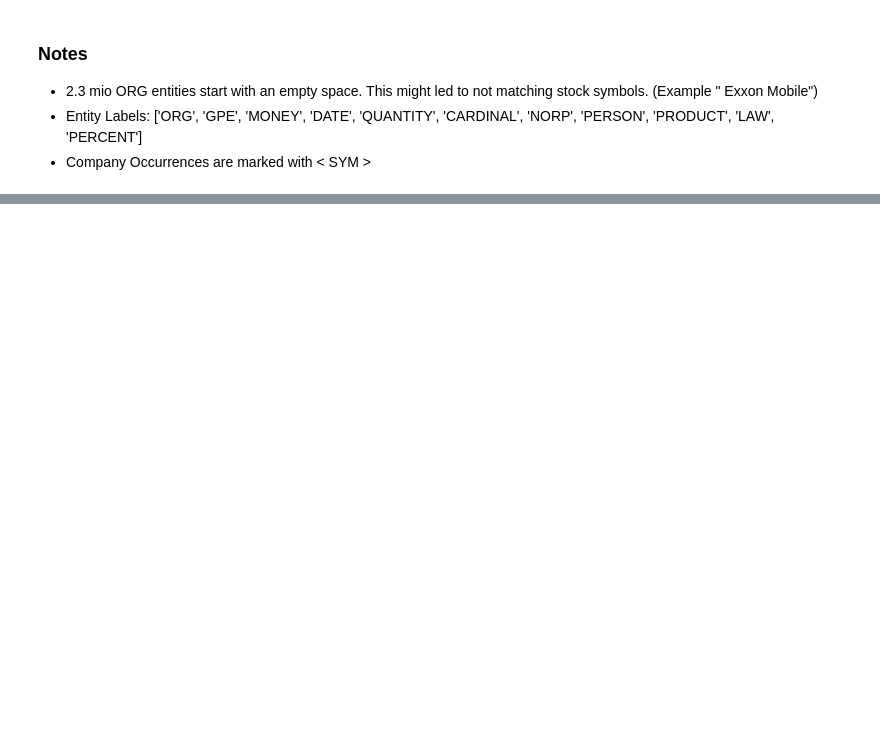
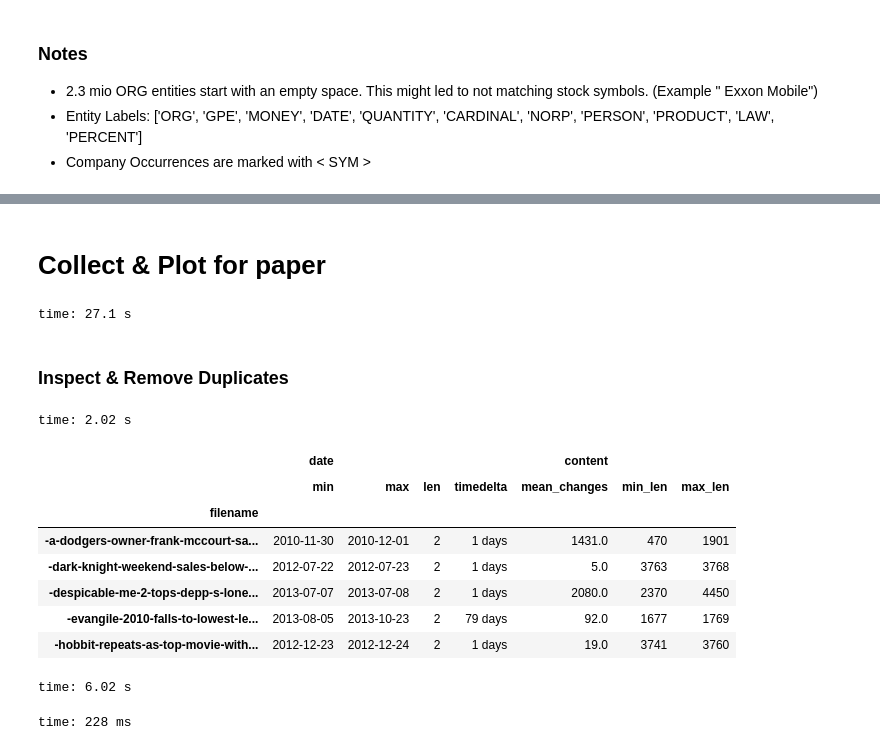
Before and after one commit to Chaoste/nlp-stocks, a Jupyter notebook: research/7.5-Article-Mapping.ipynb, the cells around one changed output, grey strips where cells are left out. Saved outputs shown, nothing was run; the diff lists cells and outputs as text; code cells hidden in the pictures; blank space fills up the shorter version.

```diff
--- a/research/7.5-Article-Mapping.ipynb
+++ b/research/7.5-Article-Mapping.ipynb
@@ -210,0 +209,56 @@ for article_id, group in tqdm(grouped, total=len(grouped.groups)):
+# %%
+NEWS_v4 = os.path.join(HOME, DATA_DIR, "preprocessed", "news-v4.csv")
+with open(NEWS_v4, mode='w', newline='\n', encoding='utf-8') as f:
+    news.to_csv(f, line_terminator='\n', encoding='utf-8')
+# %% [markdown]
+# Collect & Plot for paper
+# %%
+news = pd.read_csv(NEWS_v4)
+news['is_reuter']= news.old_idx.str.slice(0, 1) == 'r'
+news = news[['date', 'is_reuter', 'content', 'filename']]
+news.set_index(pd.DatetimeIndex(news.date.rename('index')), inplace=True)
+news.date = pd.to_datetime(news.date)
+# %% [output]
+time: 27.1 s
+# %% [markdown]
+### Inspect & Remove Duplicates
+# %%
+element_group_sizes = news.filename.groupby(news.filename).transform('size')  # Much more efficient than filter()
+only_duplicated_articles = news[element_group_sizes > 1]
+# %% [output]
+time: 2.02 s
+# %%
+# Inspect properties of duplicates
+def timedelta(x):
+    return x.max() - x.min()
+
+def mean_changes(x):
+    return abs(x[:-1].str.len() - x.shift(-1)[:-1].str.len()).mean()
+
+def min_len(x):
+    return min(x.str.len())
+
+def max_len(x):
+    return max(x.str.len())
+
+group_props = only_duplicated_articles.groupby('filename').agg({ 'date': [min, max, len, timedelta], 'content': [mean_changes, min_len, max_len] })
+group_props.head()
+# %% [output]
+|  | date |  |  |  | content |  |  |
+|  | min | max | len | timedelta | mean_changes | min_len | max_len |
+| filename |  |  |  |  |  |  |  |
+| -a-dodgers-owner-frank-mccourt-sa... | 2010-11-30 | 2010-12-01 | 2 | 1 days | 1431.0 | 470 | 1901 |
+| -dark-knight-weekend-sales-below-... | 2012-07-22 | 2012-07-23 | 2 | 1 days | 5.0 | 3763 | 3768 |
+| -despicable-me-2-tops-depp-s-lone... | 2013-07-07 | 2013-07-08 | 2 | 1 days | 2080.0 | 2370 | 4450 |
+| -evangile-2010-falls-to-lowest-le... | 2013-08-05 | 2013-10-23 | 2 | 79 days | 92.0 | 1677 | 1769 |
+| -hobbit-repeats-as-top-movie-with... | 2012-12-23 | 2012-12-24 | 2 | 1 days | 19.0 | 3741 | 3760 |
+time: 6.02 s
+# %%
+# 'certificate-of-deposits-reported-india-money-markets' occurs 568 times, "Following is a table showing certificate of deposits"
+# 'commercial-papers-reported-india-money-markets' occurs 378 times, "Following is a table showing commercial papers"
+# 'india-s-bse-and-nse-equity-derivative-market-activity' occurs 332 times, "Following are the highlights for the \nequity derivative market activity"
+# 'fed-funds-open-at-0-16-within-target-range-according-to-icap' occurs 17 times,
+# 3685 filenames are occurring multiple times, covering 12028 entries
+duplicated_title = 'fed-funds-open-at-0-16-within-target-range-according-to-icap'
+# %% [output]
+time: 228 ms
```
Also changed, not shown: parts of 22 cells of this notebook, 12 other files.
